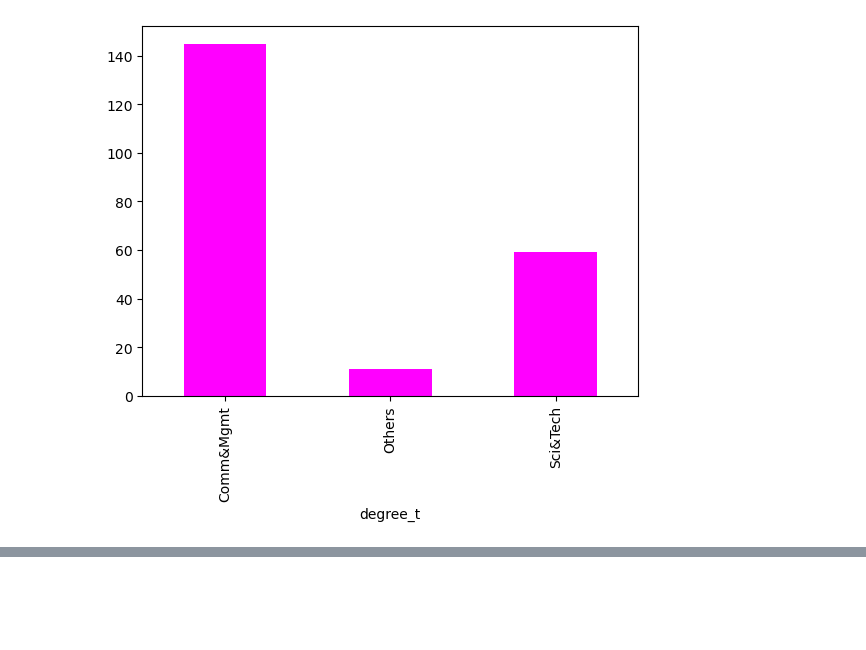
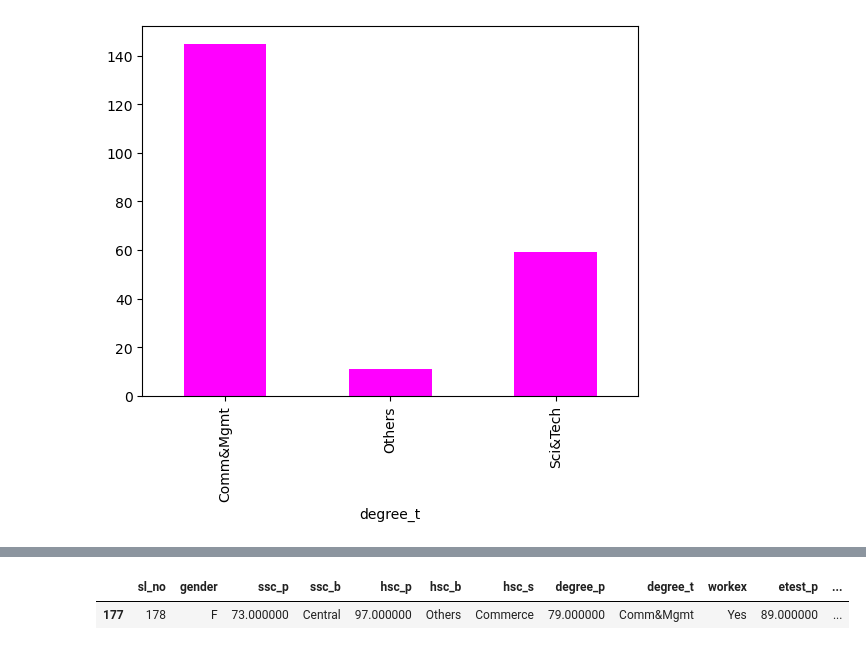
Before and after one commit to lawalsegun2025/campus_placement_predictor, a Jupyter notebook: job_placement_predictor.ipynb, the cells around one changed output, grey strips where cells are left out. Drawn from its saved outputs; the diff is of its cells as text; code cells hidden in the pictures; blank space fills up the shorter version.

```diff
--- a/job_placement_predictor.ipynb
+++ b/job_placement_predictor.ipynb
@@ -349,0 +344,7 @@ SyntaxError: invalid syntax (2423548884.py, line 3)
+# %%
+# maximum female salary ~ 650,000
+temp = df[df["gender"]=="F"]
+temp[temp["salary"]==max(temp["salary"])].style.background_gradient(cmap="plasma")
+# %% [output]
+|  | sl_no | gender | ssc_p | ssc_b | hsc_p | hsc_b | hsc_s | degree_p | degree_t | workex | etest_p | ... |
+| 177 | 178 | F | 73.000000 | Central | 97.000000 | Others | Commerce | 79.000000 | Comm&Mgmt | Yes | 89.000000 | ... |
```
Also changed, not shown: parts of 8 cells of this notebook.
